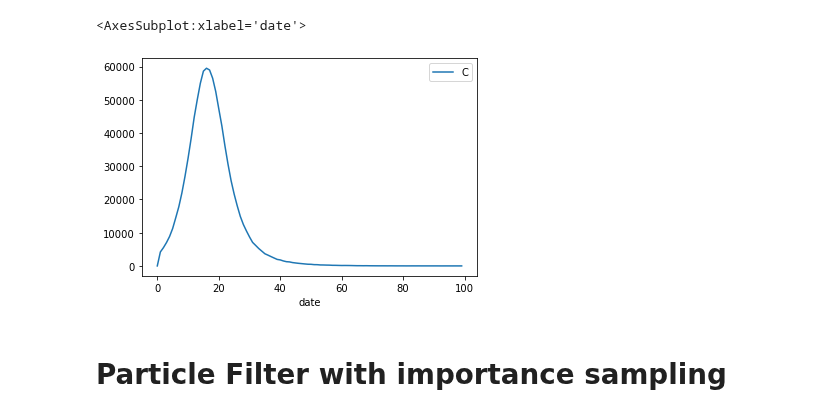
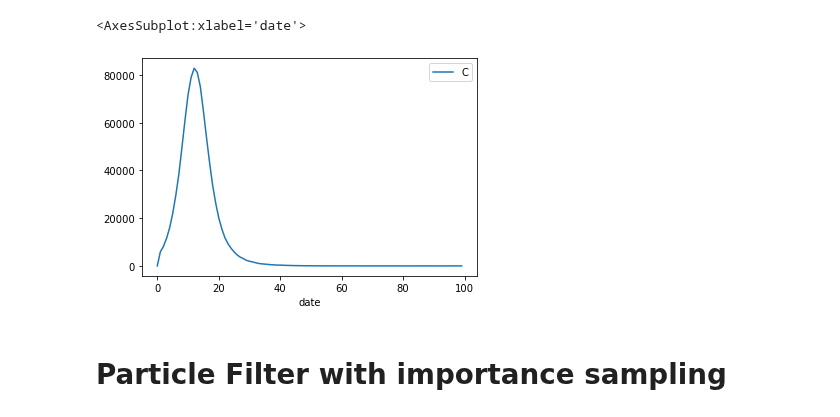
Before and after one commit to ChaosDonkey06/ID_Modeling, a Jupyter notebook: POMP_INFERENCE/SMC_IF.ipynb, the cells around one changed output. Saved outputs shown, nothing was run; the diff lists cells and outputs as text; code cells hidden in the pictures.

```diff
--- a/POMP_INFERENCE/SMC_IF.ipynb
+++ b/POMP_INFERENCE/SMC_IF.ipynb
@@ -72,8 +72,6 @@ def model(x, beta, gamma, N=1e6, dt=1):
     I = x[1]
     R = x[2]
 
-    gamma = gamma
-    beta  = beta
     foi   =  beta * (I) / N
 
     # Stochastic transitions
@@ -91,23 +89,23 @@ def model(x, beta, gamma, N=1e6, dt=1):
 # %%
 pop = 1e6
 num_days = 100
 x  = [pop-0.01*pop, 0.01*pop, 0, 0]
 
 x_sol      = np.zeros((num_days, 4))
-gamma_truth = 1/7
+gamma_truth = 1/5
 beta_truth  = 3 * gamma_truth
 
 x_sol[0, :] = x
 for d_idx in range(1, num_days):
     x_sol[d_idx, :] = model(x_sol[d_idx-1, :], beta_truth, gamma_truth, N=pop)
 
 x_sol_df = pd.DataFrame(x_sol, columns=["S", "I", "R", "C"]); x_sol_df.index.name="date"
 dates = x_sol_df.index.values
 
 x_sol_df.plot(y="C")
 # %% [output]
 <AxesSubplot:xlabel='date'>
-[figure, old version]
+[figure, new version]
 # %%
 def negative_binomial_loglikelihood(real_world_observations, model_observations, particle_dispersion=0.5):
     # Assume probability particle distribution is in the second dimension
```
Also changed, not shown: parts of 9 cells of this notebook.
